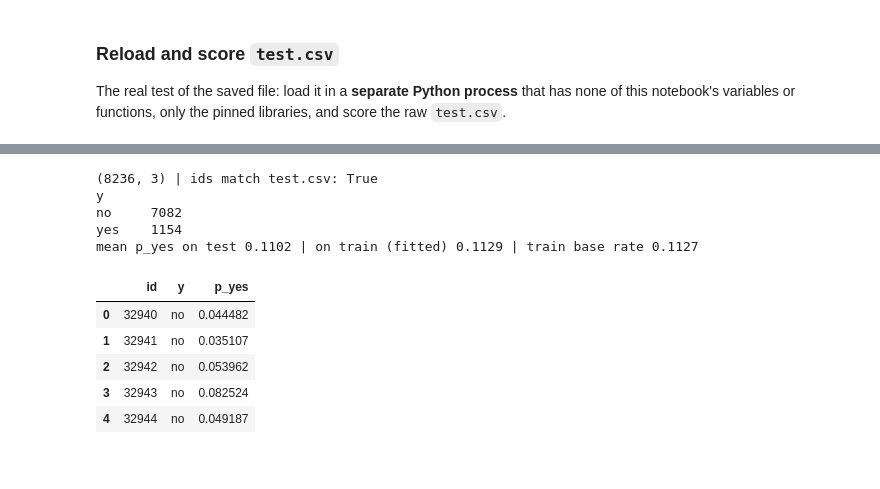
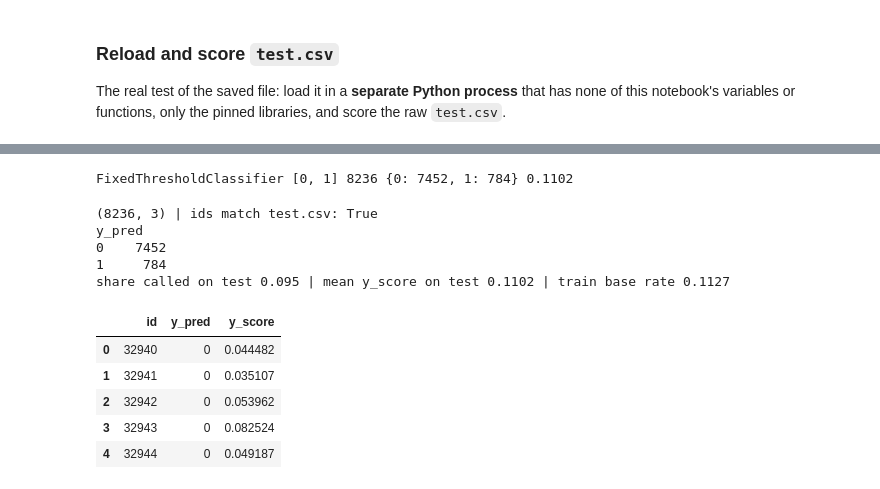
Before and after one commit to abo-code-1/task-03-ML-course, a Jupyter notebook: Imamsidikov_task3.ipynb, the cells around one changed output, grey strips where cells are left out. Cells and saved outputs as stored; diff of their text form; code cells hidden in the pictures.

```diff
--- a/Imamsidikov_task3.ipynb
+++ b/Imamsidikov_task3.ipynb
@@ -1023,33 +1093,50 @@ FixedThresholdClassifier 8236 {'no': 7082, 'yes': 1154} 0.1102
-# %%
-# The same model, loaded here, writes the predictions file
-model = joblib.load(MODEL_PATH)
-test_pred = model.predict(test)
-test_proba = model.predict_proba(test)[:, list(model.classes_).index("yes")]
-
-predictions = pd.DataFrame({"id": test["id"], "y": test_pred, "p_yes": test_proba.round(6)})
-predictions.to_csv("predictions.csv", index=False)
-
-# The reloaded model gives exactly what the in-memory one gives
-assert (test_pred == final_model.predict(test)).all()
-assert np.allclose(test_proba, final_model.predict_proba(test)[:, 1])
-
-print(predictions.shape, "| ids match test.csv:", predictions["id"].equals(test["id"]))
-print(predictions["y"].value_counts().to_string())
-print(f"mean p_yes on test {test_proba.mean():.4f} | on train (fitted) "
-      f"{final_model.predict_proba(train[FEATURES])[:, 1].mean():.4f} | train base rate {yes_rate:.4f}")
-predictions.head()
-# %% [output]
-(8236, 3) | ids match test.csv: True
-y
-no     7082
-yes    1154
-mean p_yes on test 0.1102 | on train (fitted) 0.1129 | train base rate 0.1127
-|  | id | y | p_yes |
-| 0 | 32940 | no | 0.044482 |
-| 1 | 32941 | no | 0.035107 |
-| 2 | 32942 | no | 0.053962 |
-| 3 | 32943 | no | 0.082524 |
-| 4 | 32944 | no | 0.049187 |
+# %%
+import subprocess
+
+reload_check = '''
+import joblib, pandas as pd
+model = joblib.load("model.joblib")
+test = pd.read_csv("data/test.csv")
+pred = model.predict(test)
+proba = model.predict_proba(test)[:, 1]
+print(type(model).__name__, model.classes_.tolist(), len(pred), pd.Series(pred).value_counts().to_dict(),
+      round(float(proba.mean()), 4))
+'''
+out = subprocess.run([sys.executable, "-c", reload_check], capture_output=True, text=True, check=True)
+print(out.stdout.strip() or out.stderr)
+# %% [output]
+FixedThresholdClassifier [0, 1] 8236 {0: 7452, 1: 784} 0.1102
+# %%
+# The same model, loaded here, writes the predictions file
+model = joblib.load(MODEL_PATH)
+test_pred = model.predict(test)
+test_proba = model.predict_proba(test)[:, 1]
+
+predictions = pd.DataFrame({"id": test["id"], "y_pred": test_pred, "y_score": test_proba})
+predictions.to_csv("predictions.csv", index=False)
+
+# The reloaded model gives exactly what the in-memory one gives, and y_pred is y_score cut at the threshold
+assert (test_pred == final_model.predict(test)).all()
+assert np.allclose(test_proba, final_model.predict_proba(test)[:, 1])
+assert (test_pred == (test_proba >= THRESHOLD).astype(int)).all()
+
+print(predictions.shape, "| ids match test.csv:", predictions["id"].equals(test["id"]))
+print(predictions["y_pred"].value_counts().to_string())
+print(f"share called on test {test_pred.mean():.3f} | mean y_score on test {test_proba.mean():.4f} | "
+      f"train base rate {yes_rate:.4f}")
+predictions.head()
+# %% [output]
+(8236, 3) | ids match test.csv: True
+y_pred
+0    7452
+1     784
+share called on test 0.095 | mean y_score on test 0.1102 | train base rate 0.1127
+|  | id | y_pred | y_score |
+| 0 | 32940 | 0 | 0.044482 |
+| 1 | 32941 | 0 | 0.035107 |
+| 2 | 32942 | 0 | 0.053962 |
+| 3 | 32943 | 0 | 0.082524 |
+| 4 | 32944 | 0 | 0.049187 |
 # %% [markdown]
 **What the scoring says**
 
```
Also changed, not shown: parts of 24 cells of this notebook, 3 other files.
